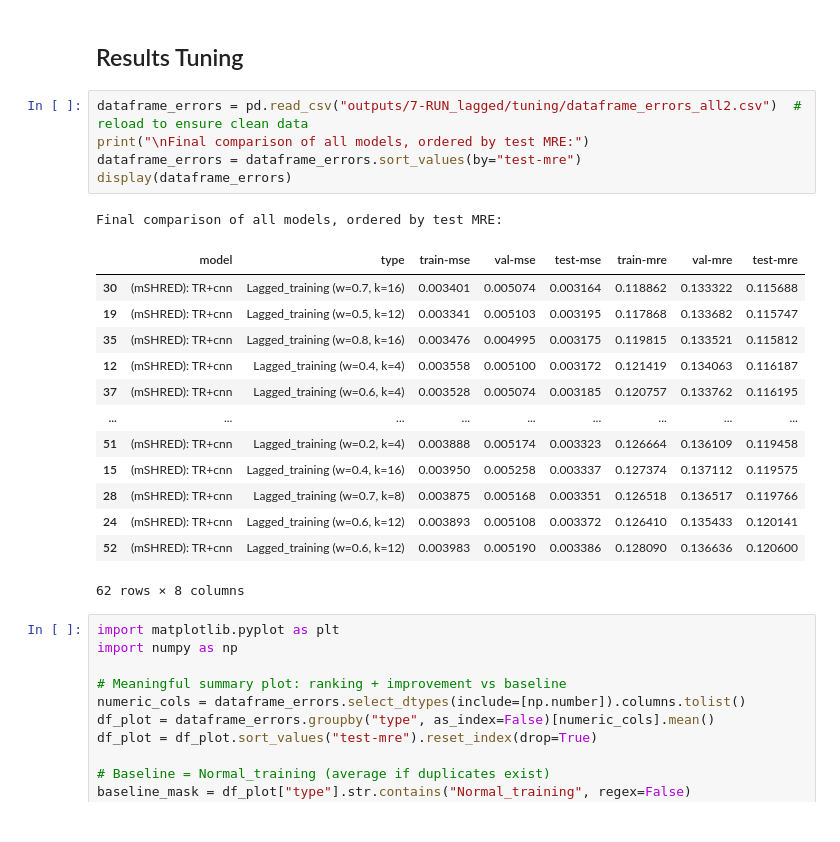
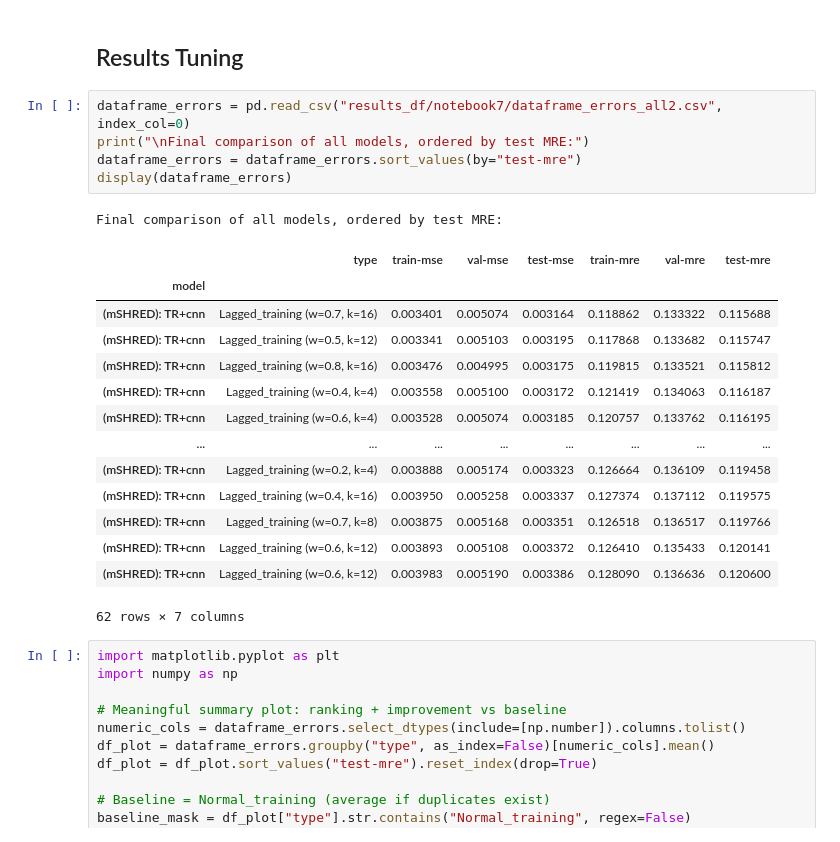
Before and after one commit to matteopasqual02/Masked-SHRED, a Jupyter notebook: Notebooks_results/HYDRO/7C-HYDRO_LAGGED_new_plot_tuning.ipynb, the cells around one changed output. Cells and saved outputs as stored; diff of their text form.

Commit message:
notebook 7

```diff
--- a/Notebooks/HYDRO/7b-HYDRO_LAGGED_plot_tuning.ipynb
+++ b/Notebooks_results/HYDRO/7C-HYDRO_LAGGED_new_plot_tuning.ipynb
@@ -36,25 +36,26 @@ device = torch.device("cuda" if torch.cuda.is_available() else "cpu")
 # %% [markdown]
 ## Results Tuning
 # %%
-dataframe_errors = pd.read_csv("outputs/7-RUN_lagged/tuning/dataframe_errors_all2.csv")  # reload to ensure clean data
+dataframe_errors = pd.read_csv("results_df/notebook7/dataframe_errors_all2.csv", index_col=0)
 print("\nFinal comparison of all models, ordered by test MRE:")
 dataframe_errors = dataframe_errors.sort_values(by="test-mre")
 display(dataframe_errors)
 # %% [output]
 Final comparison of all models, ordered by test MRE:
-|  | model | type | train-mse | val-mse | test-mse | train-mre | val-mre | test-mre |
-| 30 | (mSHRED): TR+cnn | Lagged_training (w=0.7, k=16) | 0.003401 | 0.005074 | 0.003164 | 0.118862 | 0.133322 | 0.115688 |
-| 19 | (mSHRED): TR+cnn | Lagged_training (w=0.5, k=12) | 0.003341 | 0.005103 | 0.003195 | 0.117868 | 0.133682 | 0.115747 |
-| 35 | (mSHRED): TR+cnn | Lagged_training (w=0.8, k=16) | 0.003476 | 0.004995 | 0.003175 | 0.119815 | 0.133521 | 0.115812 |
-| 12 | (mSHRED): TR+cnn | Lagged_training (w=0.4, k=4) | 0.003558 | 0.005100 | 0.003172 | 0.121419 | 0.134063 | 0.116187 |
-| 37 | (mSHRED): TR+cnn | Lagged_training (w=0.6, k=4) | 0.003528 | 0.005074 | 0.003185 | 0.120757 | 0.133762 | 0.116195 |
-| ... | ... | ... | ... | ... | ... | ... | ... | ... |
-| 51 | (mSHRED): TR+cnn | Lagged_training (w=0.2, k=4) | 0.003888 | 0.005174 | 0.003323 | 0.126664 | 0.136109 | 0.119458 |
-| 15 | (mSHRED): TR+cnn | Lagged_training (w=0.4, k=16) | 0.003950 | 0.005258 | 0.003337 | 0.127374 | 0.137112 | 0.119575 |
-| 28 | (mSHRED): TR+cnn | Lagged_training (w=0.7, k=8) | 0.003875 | 0.005168 | 0.003351 | 0.126518 | 0.136517 | 0.119766 |
-| 24 | (mSHRED): TR+cnn | Lagged_training (w=0.6, k=12) | 0.003893 | 0.005108 | 0.003372 | 0.126410 | 0.135433 | 0.120141 |
-| 52 | (mSHRED): TR+cnn | Lagged_training (w=0.6, k=12) | 0.003983 | 0.005190 | 0.003386 | 0.128090 | 0.136636 | 0.120600 |
+|  | type | train-mse | val-mse | test-mse | train-mre | val-mre | test-mre |
+| model |  |  |  |  |  |  |  |
+| (mSHRED): TR+cnn | Lagged_training (w=0.7, k=16) | 0.003401 | 0.005074 | 0.003164 | 0.118862 | 0.133322 | 0.115688 |
+| (mSHRED): TR+cnn | Lagged_training (w=0.5, k=12) | 0.003341 | 0.005103 | 0.003195 | 0.117868 | 0.133682 | 0.115747 |
+| (mSHRED): TR+cnn | Lagged_training (w=0.8, k=16) | 0.003476 | 0.004995 | 0.003175 | 0.119815 | 0.133521 | 0.115812 |
+| (mSHRED): TR+cnn | Lagged_training (w=0.4, k=4) | 0.003558 | 0.005100 | 0.003172 | 0.121419 | 0.134063 | 0.116187 |
+| (mSHRED): TR+cnn | Lagged_training (w=0.6, k=4) | 0.003528 | 0.005074 | 0.003185 | 0.120757 | 0.133762 | 0.116195 |
+| ... | ... | ... | ... | ... | ... | ... | ... |
+| (mSHRED): TR+cnn | Lagged_training (w=0.2, k=4) | 0.003888 | 0.005174 | 0.003323 | 0.126664 | 0.136109 | 0.119458 |
+| (mSHRED): TR+cnn | Lagged_training (w=0.4, k=16) | 0.003950 | 0.005258 | 0.003337 | 0.127374 | 0.137112 | 0.119575 |
+| (mSHRED): TR+cnn | Lagged_training (w=0.7, k=8) | 0.003875 | 0.005168 | 0.003351 | 0.126518 | 0.136517 | 0.119766 |
+| (mSHRED): TR+cnn | Lagged_training (w=0.6, k=12) | 0.003893 | 0.005108 | 0.003372 | 0.126410 | 0.135433 | 0.120141 |
+| (mSHRED): TR+cnn | Lagged_training (w=0.6, k=12) | 0.003983 | 0.005190 | 0.003386 | 0.128090 | 0.136636 | 0.120600 |
-62 rows × 8 columns
+62 rows × 7 columns
 # %%
 import matplotlib.pyplot as plt
 import numpy as np
```
Also changed, not shown: 11 other files.
